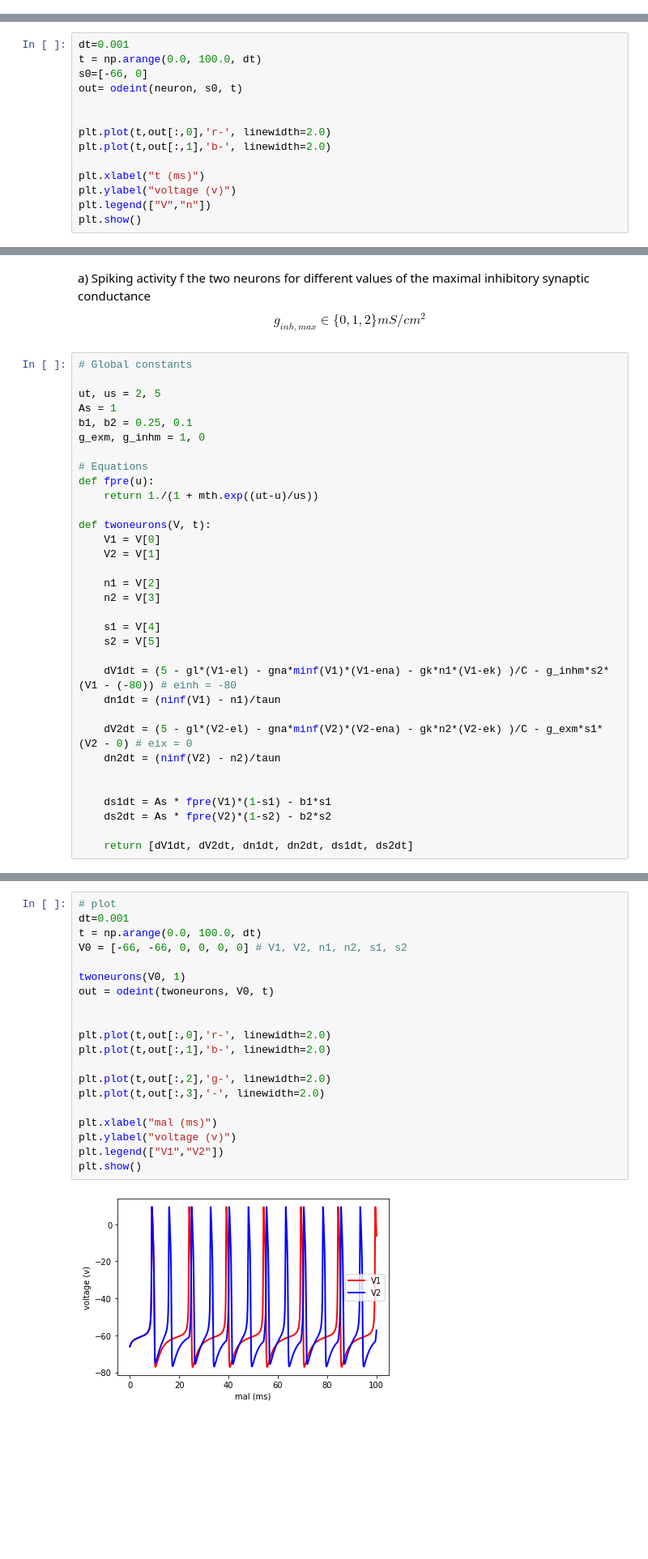
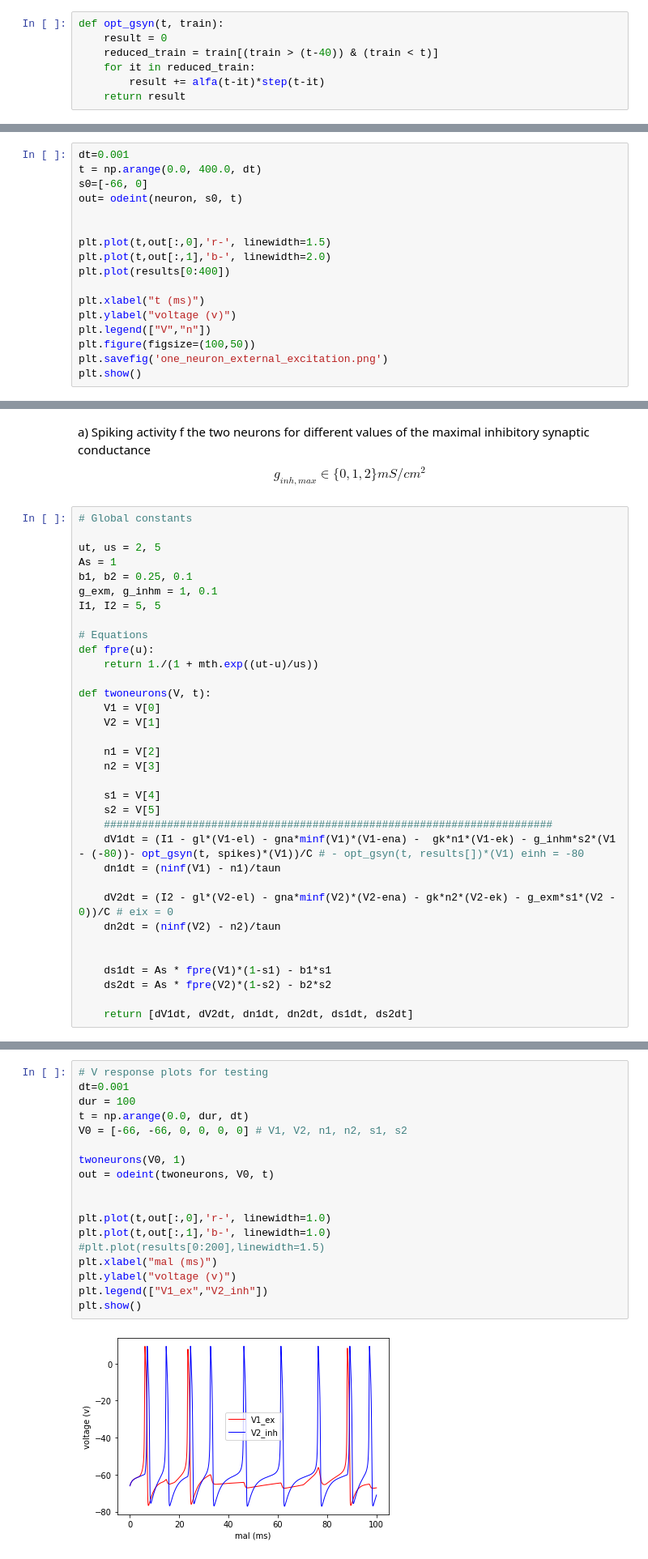
Before and after one commit to jaumecolomhernandez/mmb-mathneuroscience2, a Jupyter notebook: conductance-based-network-dimitri.ipynb, the cells around one changed output, grey strips where cells are left out. Shown: that part at 81% size. Drawn from its saved outputs; the diff is of its cells as text; blank space fills up the shorter version.

```diff
--- a/conductance-based-network-dimitri.ipynb
+++ b/conductance-based-network-dimitri.ipynb
@@ -205,22 +206,32 @@ def neuron(X, t):
     dndt = (ninf(V) - n)/taun
 
     return [dVdt, dndt]
+# %%
+def opt_gsyn(t, train):
+    result = 0
+    reduced_train = train[(train > (t-40)) & (train < t)]
+    for it in reduced_train:
+        result += alfa(t-it)*step(t-it)
+    return result
 # %% [markdown]
 Plot V in one neuron
 # %%
 from scipy.integrate import odeint
 # %%
 dt=0.001
-t = np.arange(0.0, 100.0, dt)
+t = np.arange(0.0, 400.0, dt)
 s0=[-66, 0]
 out= odeint(neuron, s0, t)
 
 
-plt.plot(t,out[:,0],'r-', linewidth=2.0)
+plt.plot(t,out[:,0],'r-', linewidth=1.5)
 plt.plot(t,out[:,1],'b-', linewidth=2.0)
+plt.plot(results[0:400])
 
 plt.xlabel("t (ms)")
 plt.ylabel("voltage (v)")
 plt.legend(["V","n"])
+plt.figure(figsize=(100,50))
+plt.savefig('one_neuron_external_excitation.png')
 plt.show()
 # %% [output]
@@ -262,7 +278,8 @@ inhibitory synaptic conductance $$g_{inh,max} \in \{0,1,2\} mS/cm^2$$
 ut, us = 2, 5
 As = 1
 b1, b2 = 0.25, 0.1
-g_exm, g_inhm = 1, 0
+g_exm, g_inhm = 1, 0.1
+I1, I2 = 5, 5
 
 # Equations
 def fpre(u):
@@ -277,11 +294,11 @@ def twoneurons(V, t):
 
     s1 = V[4]
     s2 = V[5]
-
-    dV1dt = (5 - gl*(V1-el) - gna*minf(V1)*(V1-ena) - gk*n1*(V1-ek) )/C - g_inhm*s2*(V1 - (-80)) # einh = -80
+    #######################################################################
+    dV1dt = (I1 - gl*(V1-el) - gna*minf(V1)*(V1-ena) -  gk*n1*(V1-ek) - g_inhm*s2*(V1 - (-80))- opt_gsyn(t, spikes)*(V1))/C # - opt_gsyn(t, results[])*(V1) einh = -80
     dn1dt = (ninf(V1) - n1)/taun
 
-    dV2dt = (5 - gl*(V2-el) - gna*minf(V2)*(V2-ena) - gk*n2*(V2-ek) )/C - g_exm*s1*(V2 - 0) # eix = 0
+    dV2dt = (I2 - gl*(V2-el) - gna*minf(V2)*(V2-ena) - gk*n2*(V2-ek) - g_exm*s1*(V2 - 0))/C # eix = 0
     dn2dt = (ninf(V2) - n2)/taun
 
 
@@ -292,22 +311,20 @@ def twoneurons(V, t):
 # %%
-# plot
+# V response plots for testing
 dt=0.001
-t = np.arange(0.0, 100.0, dt)
+dur = 100
+t = np.arange(0.0, dur, dt)
 V0 = [-66, -66, 0, 0, 0, 0] # V1, V2, n1, n2, s1, s2
 
 twoneurons(V0, 1)
 out = odeint(twoneurons, V0, t)
 
 
-plt.plot(t,out[:,0],'r-', linewidth=2.0)
-plt.plot(t,out[:,1],'b-', linewidth=2.0)
-
-plt.plot(t,out[:,2],'g-', linewidth=2.0)
-plt.plot(t,out[:,3],'-', linewidth=2.0)
-
+plt.plot(t,out[:,0],'r-', linewidth=1.0)
+plt.plot(t,out[:,1],'b-', linewidth=1.0)
+#plt.plot(results[0:200],linewidth=1.5)
 plt.xlabel("mal (ms)")
 plt.ylabel("voltage (v)")
-plt.legend(["V1","V2"])
+plt.legend(["V1_ex","V2_inh"])
 plt.show()
 # %% [output]
-[figure, old version]
+[figure, new version]
```
Also changed, not shown: parts of 13 cells of this notebook.
